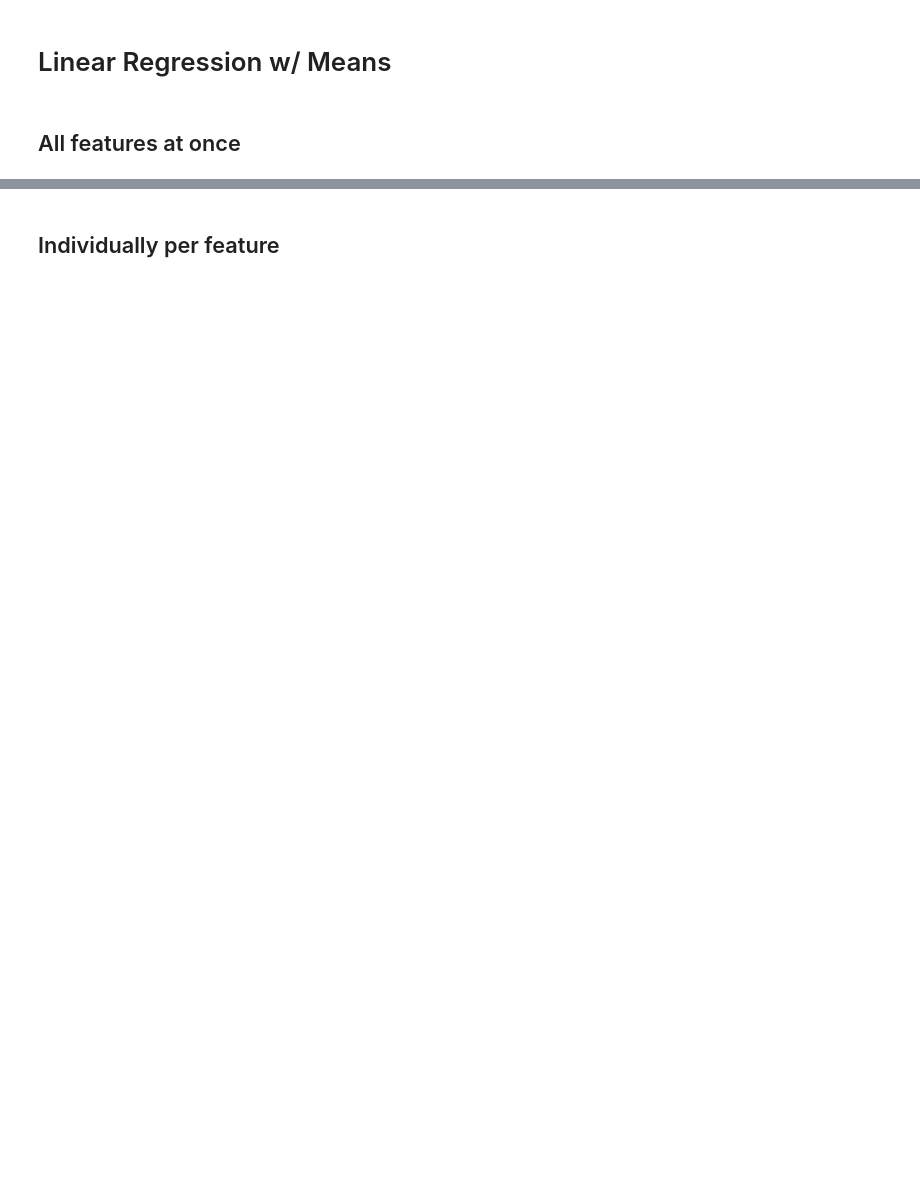
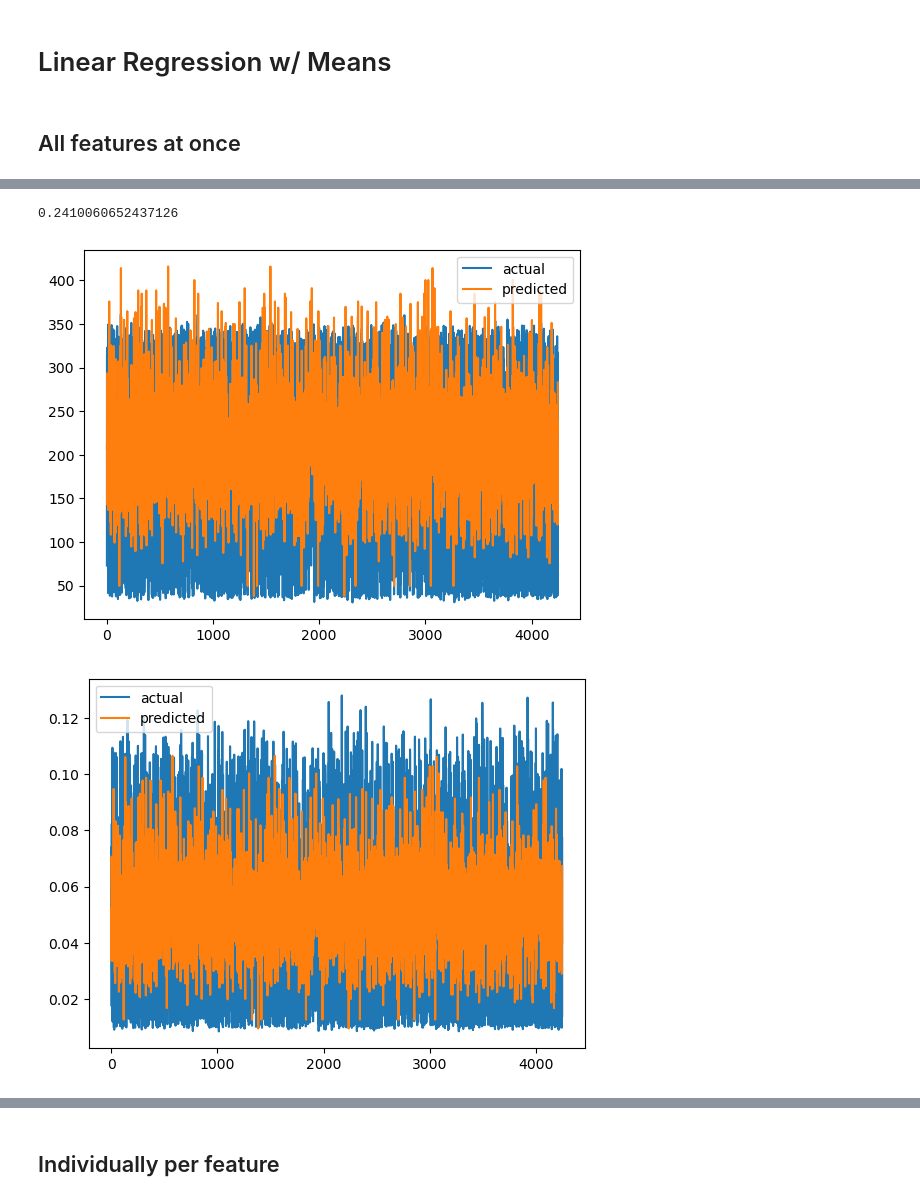
Before and after one commit to NicoPang/ensemble-ASTGCN, a Jupyter notebook: weather/model.ipynb, the cells around one changed output, grey strips where cells are left out. Saved outputs shown, nothing was run; the diff lists cells and outputs as text; code cells hidden in the pictures; blank space fills up the shorter version.

```diff
--- a/weather/model.ipynb
+++ b/weather/model.ipynb
@@ -7,6 +7,8 @@ import matplotlib.pyplot as plt
 # %%
 weather_data = np.load('./weather.npz')['data']
 traffic_data = np.load('./PEMS04.npz')['data']
+
+weather_data = weather_data[:,:,1:]
 # %%
 # In order to work with scikit learn, each timestamp has to be listed as a 1d array (307*17, 307*3)
 def unpack_data(data):
@@ -41,5 +48,6 @@ X = weather_data.mean(axis = 1)
 for i in range(3):
     y = traffic_data[:,:,i]
     train_X, test_X, train_y, test_y = train_test_split(X, y)
+    lr_model = LinearRegression(copy_X = True)
     lr_model.fit(train_X, train_y)
-    lr_model.score(test_X, test_y)
+    display(lr_model.score(test_X, test_y))
@@ -58,11 +75,14 @@ display(test_y.shape)
 # %%
 lr_model = LinearRegression(copy_X = True)
 lr_model.fit(train_X, train_y)
 pred_y = lr_model.predict(test_X)
 display(lr_model.score(test_X, test_y))
-display(rmsle(test_y, pred_y))
 for i in range(3):
     plt.plot(test_y[:,i], label = 'actual')
     plt.plot(pred_y[:,i], label = 'predicted')
     plt.legend()
     plt.show()
+# %% [output]
+0.2410060652437126
+[figure, added]
+[figure, added]
```
Also changed, not shown: parts of 11 cells of this notebook.
